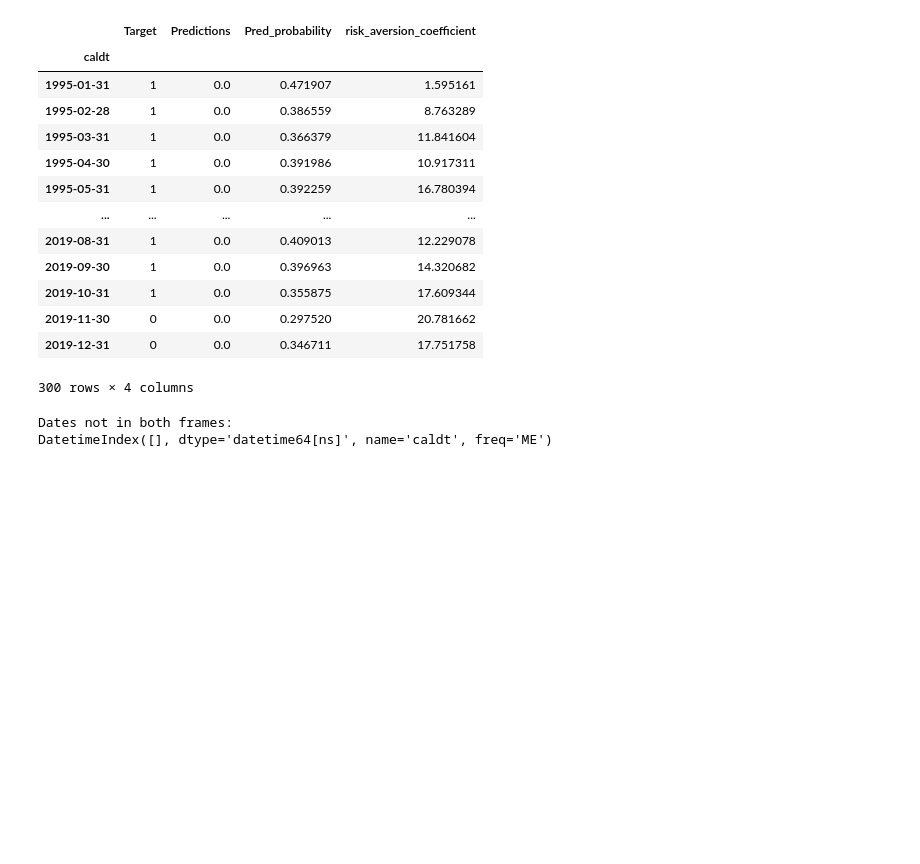
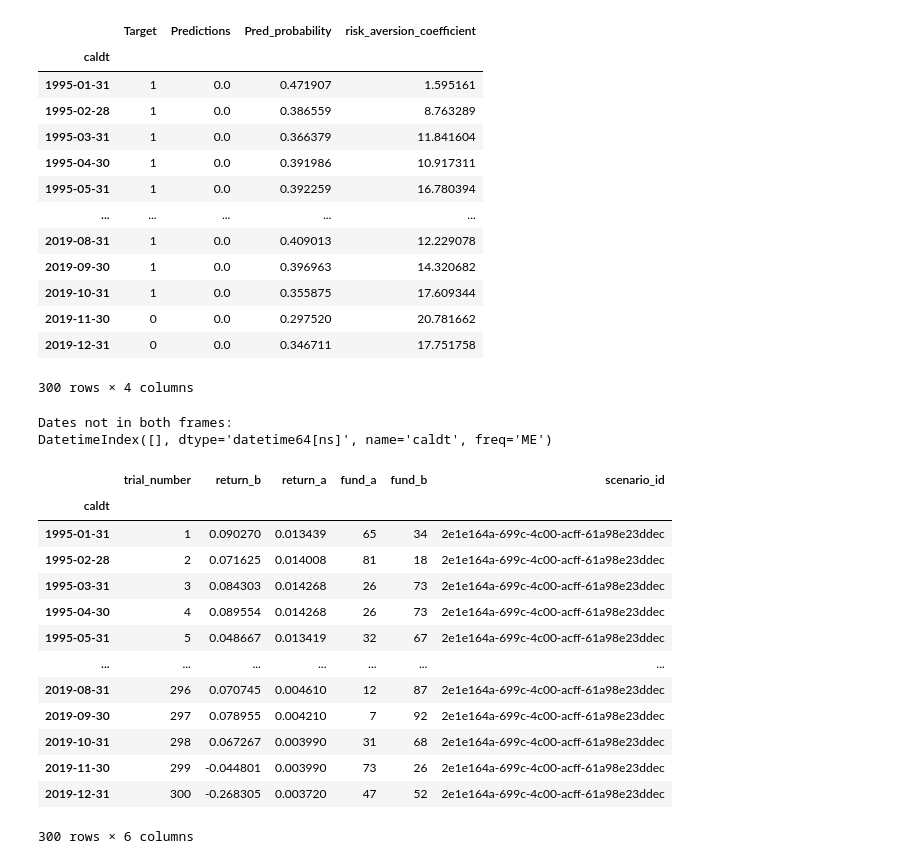
Before and after one commit to FeKapp/bachelorthesis-ai-recommendations, a Jupyter notebook: 3month_unbiased.ipynb, the cells around one changed output. Drawn from its saved outputs; the diff is of its cells as text; code cells hidden in the pictures; blank space fills up the shorter version.

```diff
--- a/3month_unbiased.ipynb
+++ b/3month_unbiased.ipynb
@@ -892,0 +968,19 @@ DatetimeIndex([], dtype='datetime64[ns]', name='caldt', freq='ME')
+# %%
+# insert the scenario_id from scenario_config database table
+unbiased_long = transform_for_db(df, monthly_eom_df, '2e1e164a-699c-4c00-acff-61a98e23ddec')
+unbiased_long
+# %% [output]
+|  | trial_number | return_b | return_a | fund_a | fund_b | scenario_id |
+| caldt |  |  |  |  |  |  |
+| 1995-01-31 | 1 | 0.090270 | 0.013439 | 65 | 34 | 2e1e164a-699c-4c00-acff-61a98e23ddec |
+| 1995-02-28 | 2 | 0.071625 | 0.014008 | 81 | 18 | 2e1e164a-699c-4c00-acff-61a98e23ddec |
+| 1995-03-31 | 3 | 0.084303 | 0.014268 | 26 | 73 | 2e1e164a-699c-4c00-acff-61a98e23ddec |
+| 1995-04-30 | 4 | 0.089554 | 0.014268 | 26 | 73 | 2e1e164a-699c-4c00-acff-61a98e23ddec |
+| 1995-05-31 | 5 | 0.048667 | 0.013419 | 32 | 67 | 2e1e164a-699c-4c00-acff-61a98e23ddec |
+| ... | ... | ... | ... | ... | ... | ... |
+| 2019-08-31 | 296 | 0.070745 | 0.004610 | 12 | 87 | 2e1e164a-699c-4c00-acff-61a98e23ddec |
+| 2019-09-30 | 297 | 0.078955 | 0.004210 | 7 | 92 | 2e1e164a-699c-4c00-acff-61a98e23ddec |
+| 2019-10-31 | 298 | 0.067267 | 0.003990 | 31 | 68 | 2e1e164a-699c-4c00-acff-61a98e23ddec |
+| 2019-11-30 | 299 | -0.044801 | 0.003990 | 73 | 26 | 2e1e164a-699c-4c00-acff-61a98e23ddec |
+| 2019-12-31 | 300 | -0.268305 | 0.003720 | 47 | 52 | 2e1e164a-699c-4c00-acff-61a98e23ddec |
+300 rows × 6 columns
```
Also changed, not shown: parts of 5 cells of this notebook, 9 other files.
